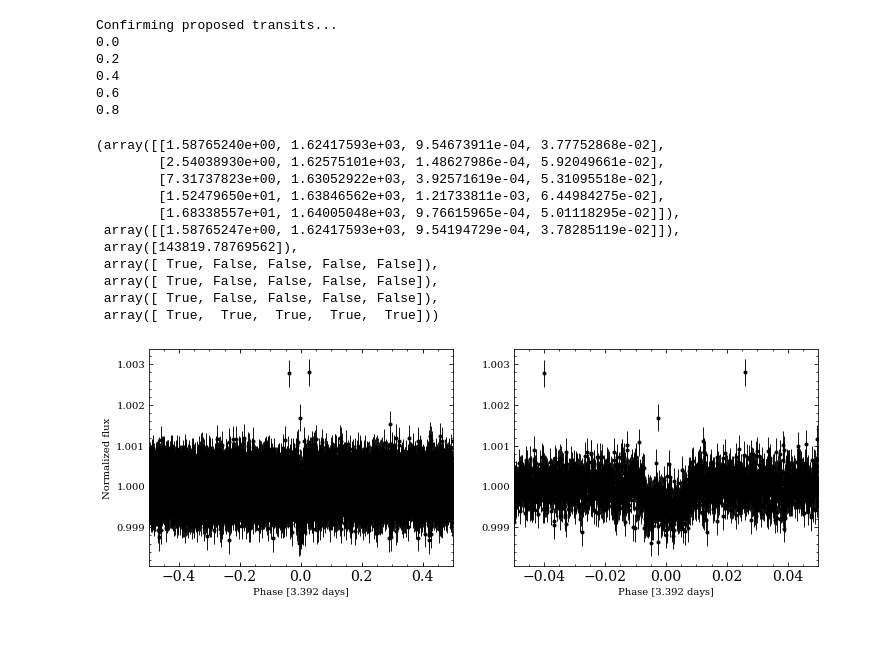
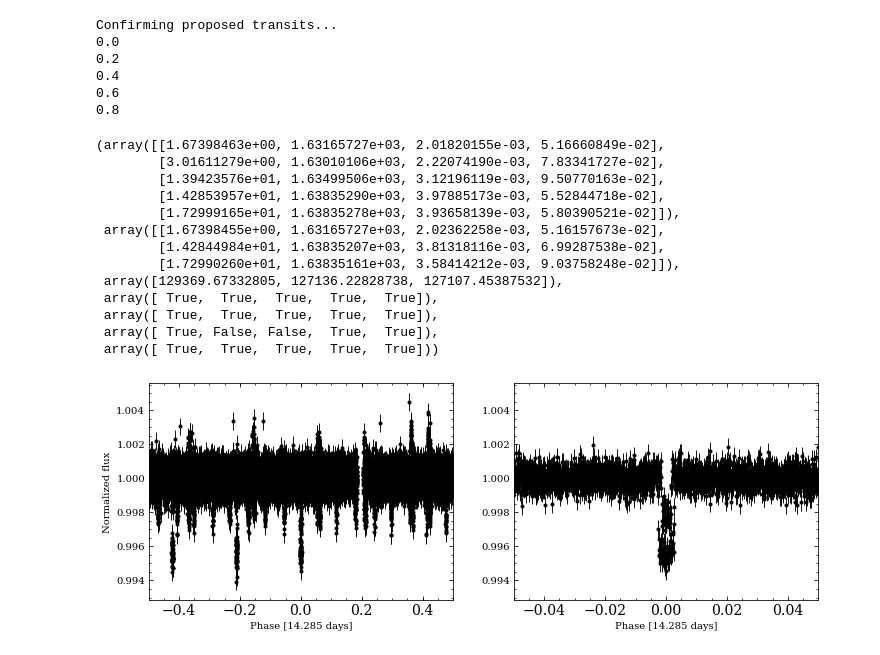
Before and after one commit to r-cloutier/findmetransit, a Jupyter notebook: diagnose_LC.ipynb, the cells around one changed output. Cells and saved outputs as stored; diff of their text form; code cells hidden in the pictures.

Commit message:
modified confirm_transit hyperparameters

```diff
--- a/diagnose_LC.ipynb
+++ b/diagnose_LC.ipynb
@@ -71,6 +71,6 @@ P [days] =
 # %%
 #
-check_confirm_transits(self, 2, 1.35, .5)
+check_confirm_transits(self, 1.6, 1., .5)
 # %% [output]
 Confirming proposed transits...
 0.0
@@ -78,19 +78,21 @@ Confirming proposed transits...
 0.4
 0.6
 0.8
-(array([[1.58765240e+00, 1.62417593e+03, 9.54673911e-04, 3.77752868e-02],
-        [2.54038930e+00, 1.62575101e+03, 1.48627986e-04, 5.92049661e-02],
-        [7.31737823e+00, 1.63052922e+03, 3.92571619e-04, 5.31095518e-02],
-        [1.52479650e+01, 1.63846562e+03, 1.21733811e-03, 6.44984275e-02],
-        [1.68338557e+01, 1.64005048e+03, 9.76615965e-04, 5.01118295e-02]]),
- array([[1.58765247e+00, 1.62417593e+03, 9.54194729e-04, 3.78285119e-02]]),
- array([143819.78769562]),
- array([ True, False, False, False, False]),
- array([ True, False, False, False, False]),
- array([ True, False, False, False, False]),
+(array([[1.67398463e+00, 1.63165727e+03, 2.01820155e-03, 5.16660849e-02],
+        [3.01611279e+00, 1.63010106e+03, 2.22074190e-03, 7.83341727e-02],
+        [1.39423576e+01, 1.63499506e+03, 3.12196119e-03, 9.50770163e-02],
+        [1.42853957e+01, 1.63835290e+03, 3.97885173e-03, 5.52844718e-02],
+        [1.72999165e+01, 1.63835278e+03, 3.93658139e-03, 5.80390521e-02]]),
+ array([[1.67398455e+00, 1.63165727e+03, 2.02362258e-03, 5.16157673e-02],
+        [1.42844984e+01, 1.63835207e+03, 3.81318116e-03, 6.99287538e-02],
+        [1.72990260e+01, 1.63835161e+03, 3.58414212e-03, 9.03758248e-02]]),
+ array([129369.67332805, 127136.22828738, 127107.45387532]),
+ array([ True,  True,  True,  True,  True]),
+ array([ True,  True,  True,  True,  True]),
+ array([ True, False, False,  True,  True]),
  array([ True,  True,  True,  True,  True]))
 # %%
-i = 1
+i = 3
 plot_phased_LC(self, self.params_guess_priorto_confirm[i,0], self.params_guess_priorto_confirm[i,1])
 # %% [output]
-[figure, old version]
+[figure, new version]
```
Also changed, not shown: parts of 4 cells of this notebook, 1 other file.
